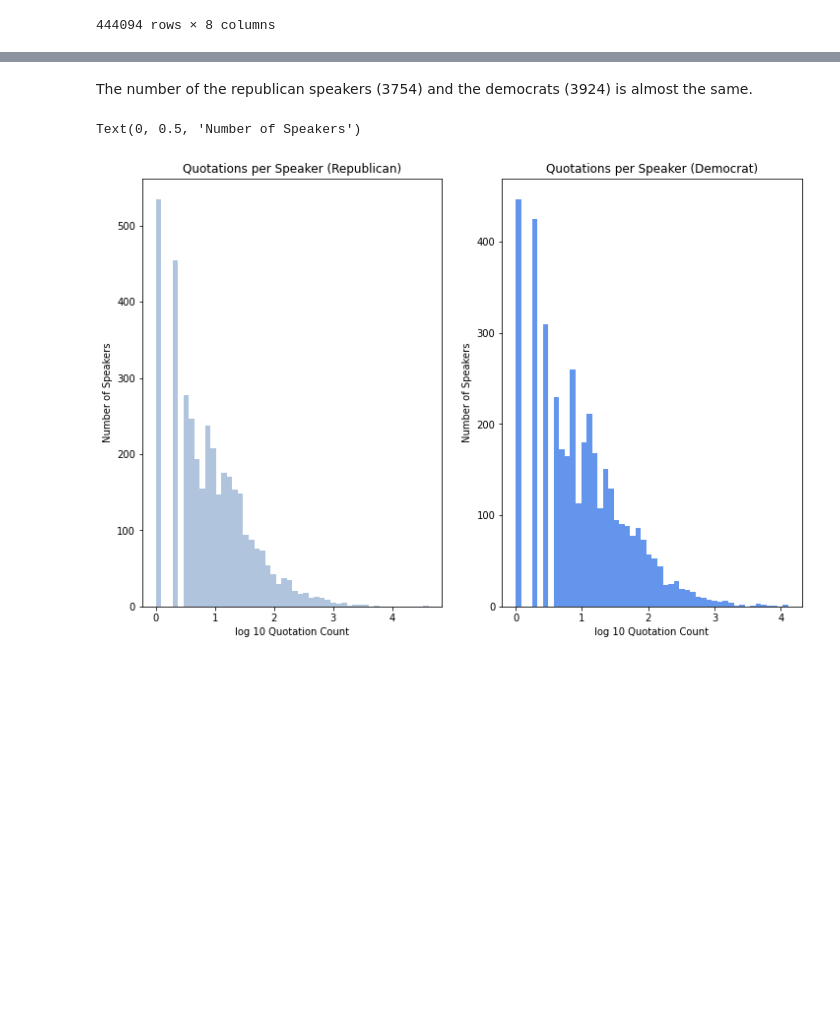
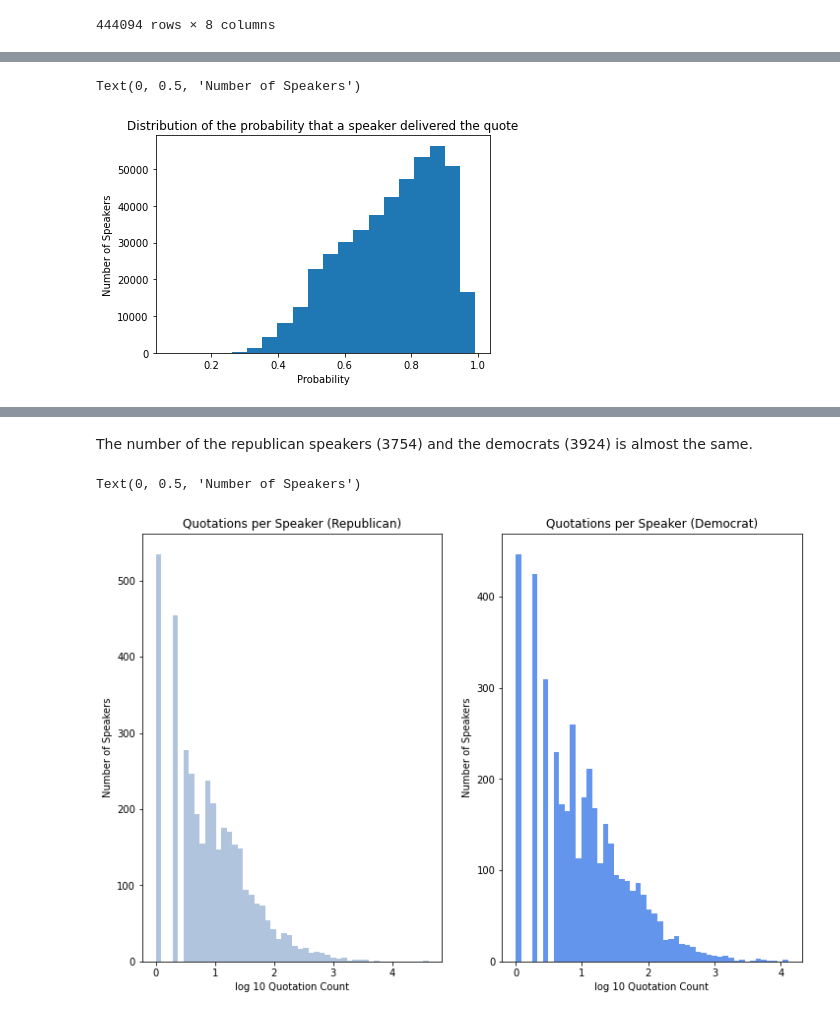
Before and after one commit to epfl-ada/ada-2021-project-the-internationadas, a Jupyter notebook: data_exploration.ipynb, the cells around one changed output, grey strips where cells are left out. Saved outputs shown, nothing was run; the diff lists cells and outputs as text; code cells hidden in the pictures; blank space fills up the shorter version.

```diff
--- a/data_exploration.ipynb
+++ b/data_exploration.ipynb
@@ -47,0 +116,7 @@ df
+# %%
+# let's extract the maximal probability for these two rows
+max_probas = df['probas'].apply(lambda x: x[0][1])
+max_prob_speaker = df['probas'].apply(lambda x: x[0][0])
+df['max_prob_speaker'] = max_prob_speaker
+df['max_probas'] = max_probas
+df['max_probas']
@@ -47,0 +136,10 @@ df
+# %%
+#plot the distribution of the speakers' probabilities
+df['max_probas'] = df['max_probas'].astype(float) # tramsform the string values into float
+ax = df['max_probas'].plot.hist(bins=20)
+ax.set_title("Distribution of the probability that a speaker delivered the quote")
+ax.set_xlabel("Probability")
+ax.set_ylabel("Number of Speakers")
+# %% [output]
+Text(0, 0.5, 'Number of Speakers')
+[figure, added]
```
Also changed, not shown: parts of 10 cells of this notebook.
